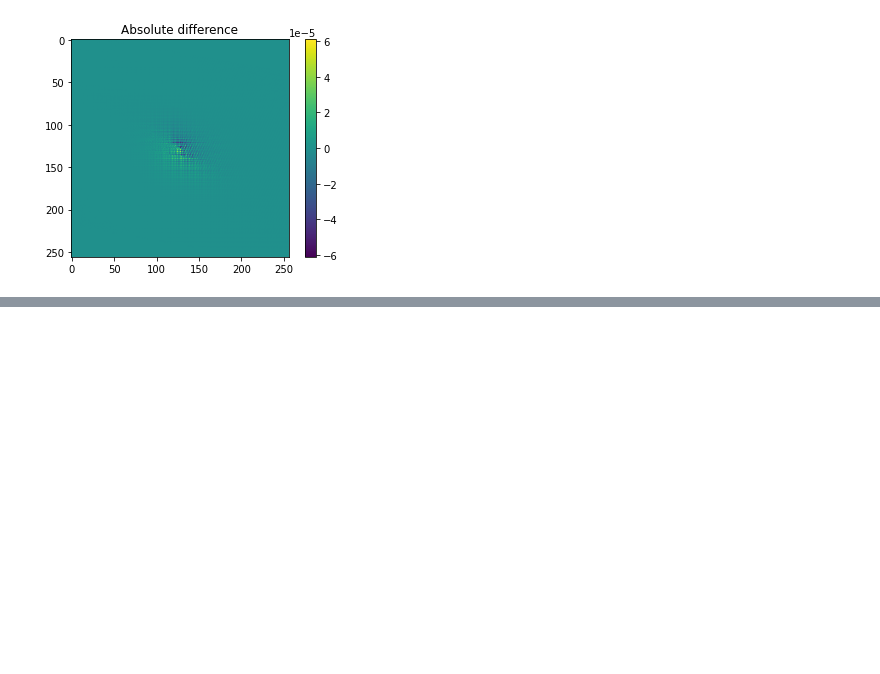
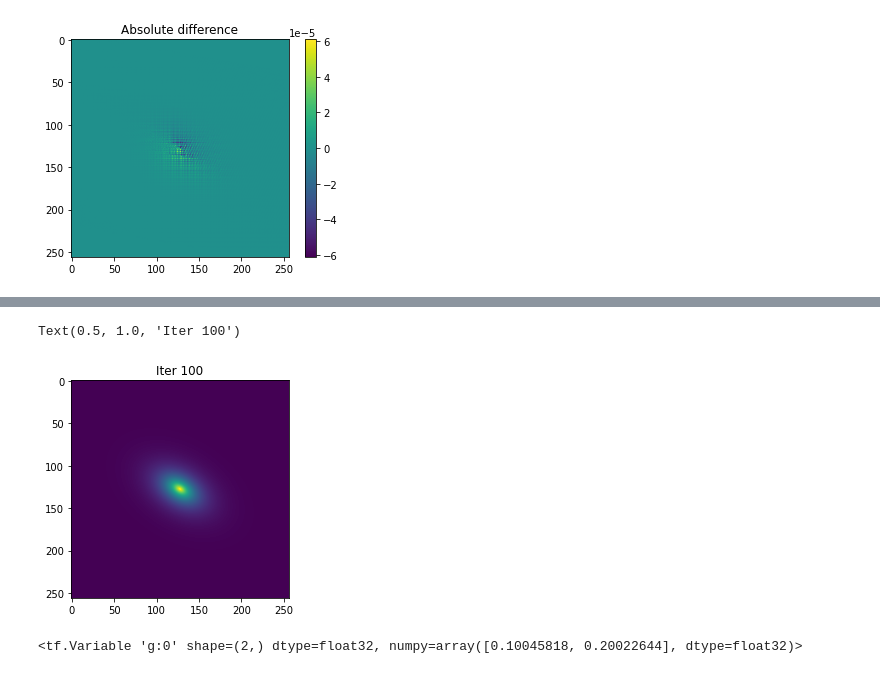
Before and after one commit to DifferentiableUniverseInitiative/GalFlow, a Jupyter notebook: notebooks/Shear_transformation.ipynb, the cells around one changed output, grey strips where cells are left out. Cells and saved outputs as stored; diff of their text form; code cells hidden in the pictures; blank space fills up the shorter version.

```diff
--- a/notebooks/Shear_transformation.ipynb
+++ b/notebooks/Shear_transformation.ipynb
@@ -134,0 +205,12 @@ res
+# %%
+# Fitted model
+imshow(apply_shear2(img, shear[0], shear[1])[0,:,:,0])
+title('Iter 100')
+# %% [output]
+Text(0.5, 1.0, 'Iter 100')
+[figure, added]
+# %%
+# measured shear
+shear
+# %% [output]
+<tf.Variable 'g:0' shape=(2,) dtype=float32, numpy=array([0.10045818, 0.20022644], dtype=float32)>
```
Also changed, not shown: parts of 15 cells of this notebook.
